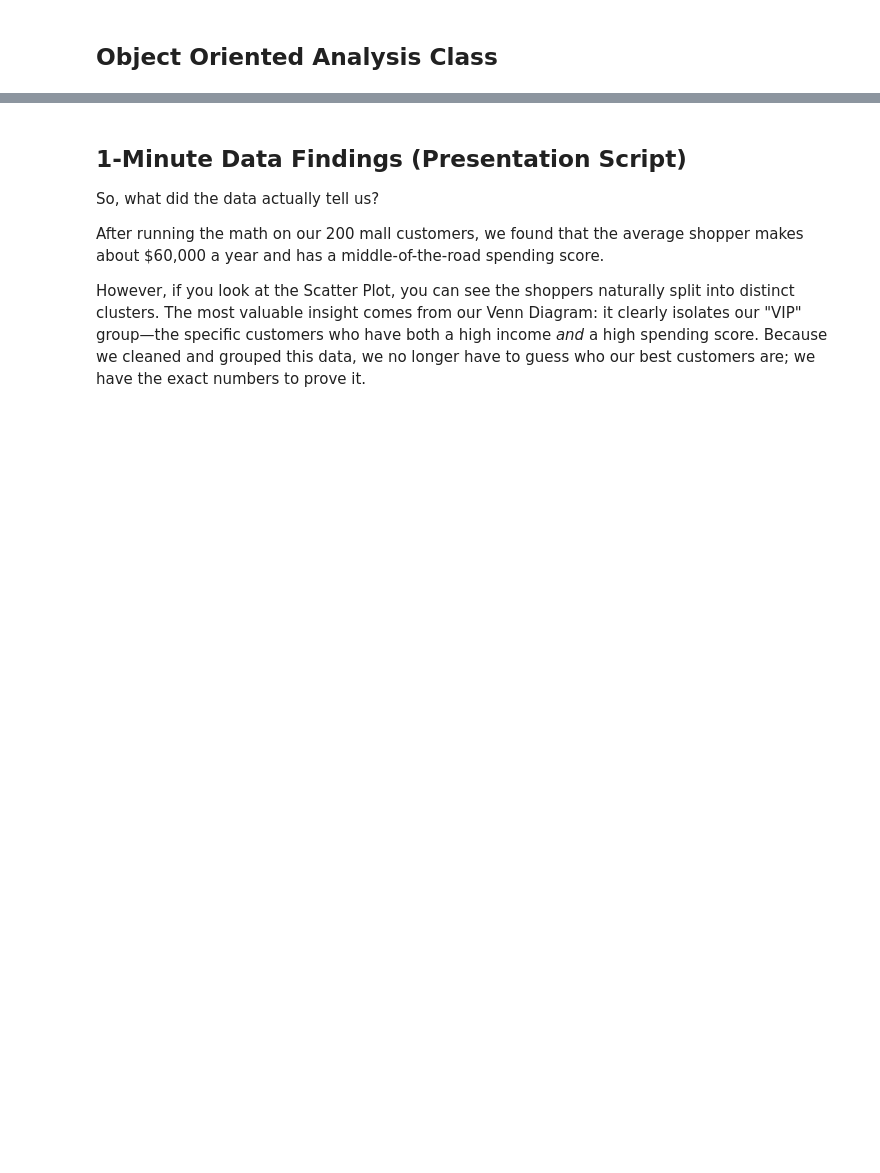
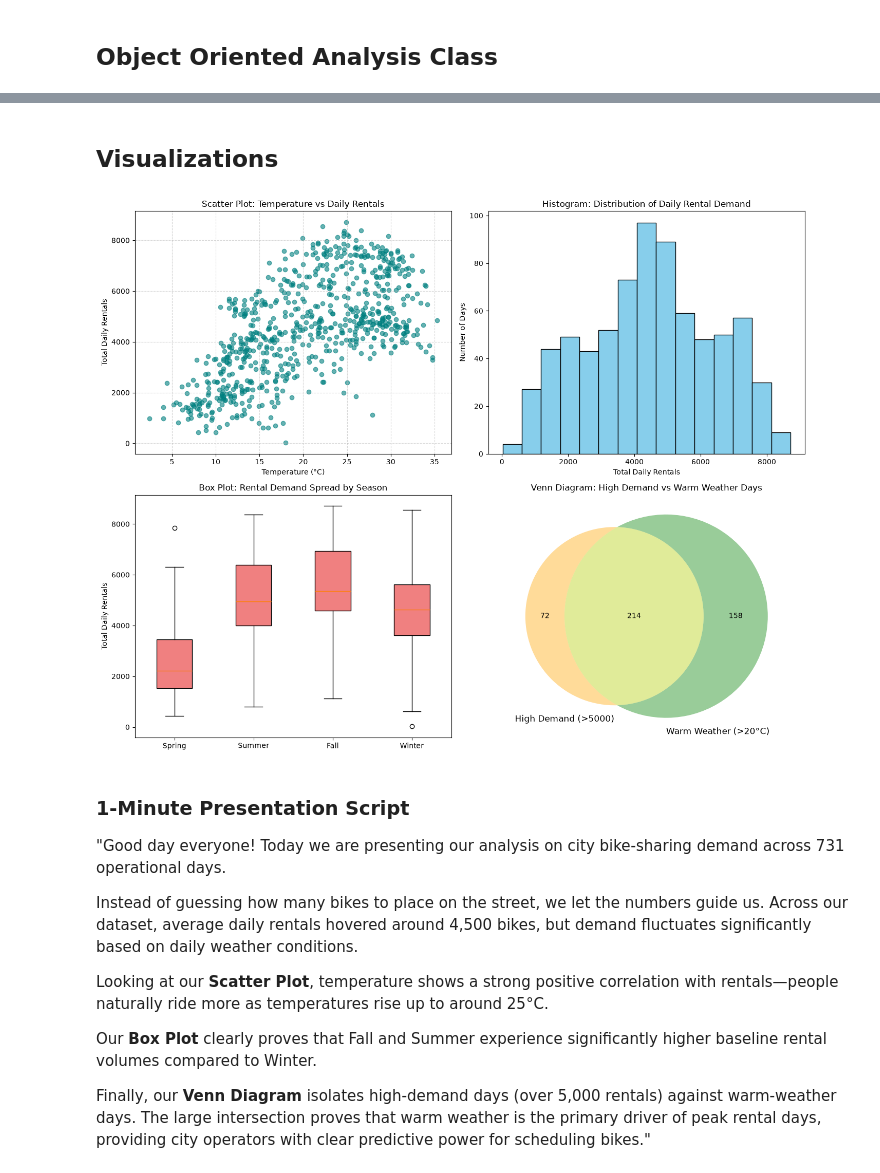
Before and after one commit to shainaulakh/Data_Analysis_Presentation1, a Jupyter notebook: src/Presentation_1.ipynb, the cells around one changed output, grey strips where cells are left out. Drawn from its saved outputs; the diff is of its cells as text; code cells hidden in the pictures; blank space fills up the shorter version.

Commit message:
Updated project notebook and dataset to Bike Sharing Demand

```diff
--- a/src/Presentation_1.ipynb
+++ b/src/Presentation_1.ipynb
@@ -161,7 +123,63 @@ analyzer.plot_all_visualizations()
+# %% [markdown]
+## Visualizations
+# %%
+class BikeVisualizer(BikeDemandAnalyzer):
+
+    def plot_all_visualizations(self):
+        """Generates Scatter plot, Histogram, Box plot, and Venn diagram."""
+        fig, axes = plt.subplots(2, 2, figsize=(14, 11))
+
+        # 1. Scatter Plot (Temperature vs Daily Bike Rentals)
+        axes[0, 0].scatter(self.df['Temperature_C'], self.df['Total_Rentals'], color='teal', alpha=0.6)
+        axes[0, 0].set_title('Scatter Plot: Temperature vs Daily Rentals')
+        axes[0, 0].set_xlabel('Temperature (°C)')
+        axes[0, 0].set_ylabel('Total Daily Rentals')
+        axes[0, 0].grid(True, linestyle='--', alpha=0.5)
+
+        # 2. Histogram (Distribution of Daily Rentals)
+        axes[0, 1].hist(self.df['Total_Rentals'], bins=15, color='skyblue', edgecolor='black')
+        axes[0, 1].set_title('Histogram: Distribution of Daily Rental Demand')
+        axes[0, 1].set_xlabel('Total Daily Rentals')
+        axes[0, 1].set_ylabel('Number of Days')
+
+        # 3. Box-Whisker Plot (Rental Spread across Seasons)
+        seasons = ['Spring', 'Summer', 'Fall', 'Winter']
+        season_data = [self.df[self.df['Season'] == s]['Total_Rentals'] for s in seasons]
+
+        axes[1, 0].boxplot(season_data, tick_labels=seasons, patch_artist=True,
+                           boxprops=dict(facecolor='lightcoral'))
+        axes[1, 0].set_title('Box Plot: Rental Demand Spread by Season')
+        axes[1, 0].set_ylabel('Total Daily Rentals')
+
+        # 4. Venn Diagram (High-Demand Days vs Favorable Weather Days)
+        # High Demand = top 30% rental days (> 5000 rentals)
+        # Favorable Weather = Warm days (> 20°C)
+        high_demand = set(self.df[self.df['Total_Rentals'] > 5000].index)
+        warm_weather = set(self.df[self.df['Temperature_C'] > 20].index)
+
+        venn2([high_demand, warm_weather],
+              set_labels=('High Demand (>5000)', 'Warm Weather (>20°C)'),
+              ax=axes[1, 1],
+              set_colors=('orange', 'green'))
+        axes[1, 1].set_title('Venn Diagram: High Demand vs Warm Weather Days')
+
+        plt.tight_layout()
+        plt.show()
+
+# Run visualizer
+vis = BikeVisualizer(df)
+vis.plot_all_visualizations()
+# %% [output]
+[figure, added]
 # %% [markdown]
-## 1-Minute Data Findings (Presentation Script)
-So, what did the data actually tell us?
+### 1-Minute Presentation Script
 
-After running the math on our 200 mall customers, we found that the average shopper makes about $60,000 a year and has a middle-of-the-road spending score.
+"Good day everyone! Today we are presenting our analysis on city bike-sharing demand across 731 operational days.
 
-However, if you look at the Scatter Plot, you can see the shoppers naturally split into distinct clusters. The most valuable insight comes from our Venn Diagram: it clearly isolates our "VIP" group—the specific customers who have both a high income *and* a high spending score. Because we cleaned and grouped this data, we no longer have to guess who our best customers are; we have the exact numbers to prove it.
+Instead of guessing how many bikes to place on the street, we let the numbers guide us. Across our dataset, average daily rentals hovered around 4,500 bikes, but demand fluctuates significantly based on daily weather conditions.
+
+Looking at our **Scatter Plot**, temperature shows a strong positive correlation with rentals—people naturally ride more as temperatures rise up to around 25°C.
+
+Our **Box Plot** clearly proves that Fall and Summer experience significantly higher baseline rental volumes compared to Winter.
+
+Finally, our **Venn Diagram** isolates high-demand days (over 5,000 rentals) against warm-weather days. The large intersection proves that warm weather is the primary driver of peak rental days, providing city operators with clear predictive power for scheduling bikes."
```
Also changed, not shown: parts of 4 cells of this notebook, 2 other files.
